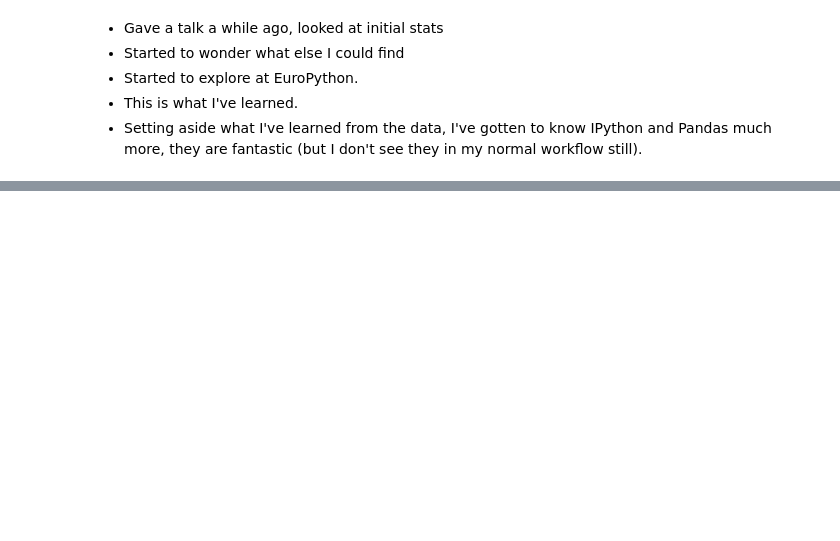
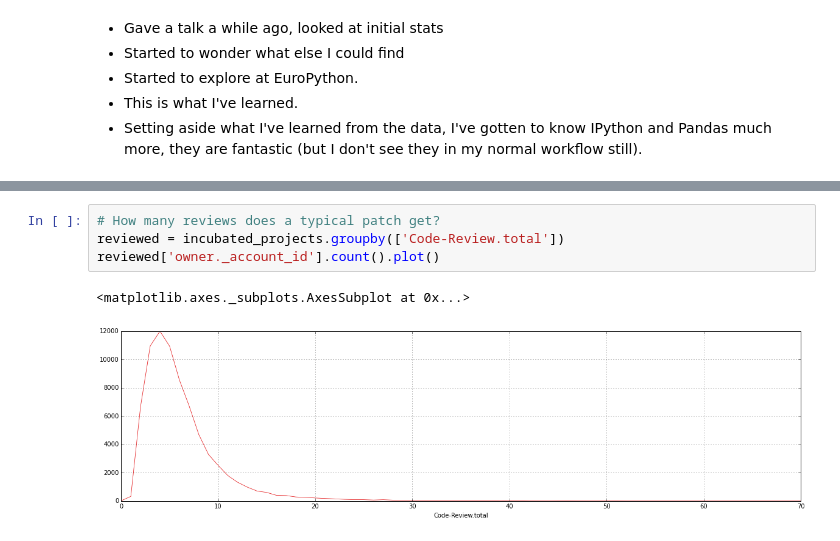
Before and after one commit to d0ugal/metareview, a Jupyter notebook: presentation.ipynb, the cells around one changed output, grey strips where cells are left out. Drawn from its saved outputs; the diff is of its cells as text; blank space fills up the shorter version.

```diff
--- a/presentation.ipynb
+++ b/presentation.ipynb
@@ -223,0 +176,7 @@ counts_by_hour['revisions.count'].aggregate([np.mean, np.std]).plot()
+# %%
+# How many reviews does a typical patch get?
+reviewed = incubated_projects.groupby(['Code-Review.total'])
+reviewed['owner._account_id'].count().plot()
+# %% [output]
+<matplotlib.axes._subplots.AxesSubplot at 0x...>
+[figure, added]
```
Also changed, not shown: parts of 63 cells of this notebook, 7 other files.
